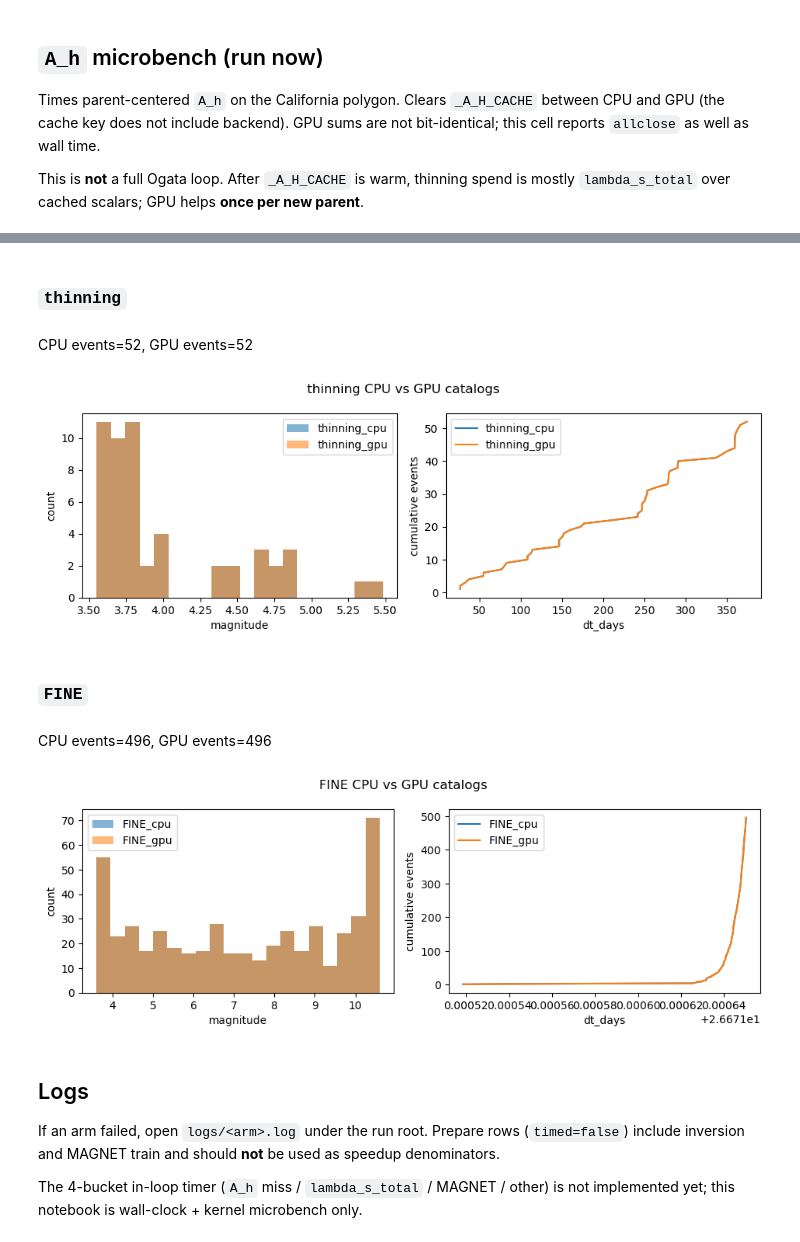
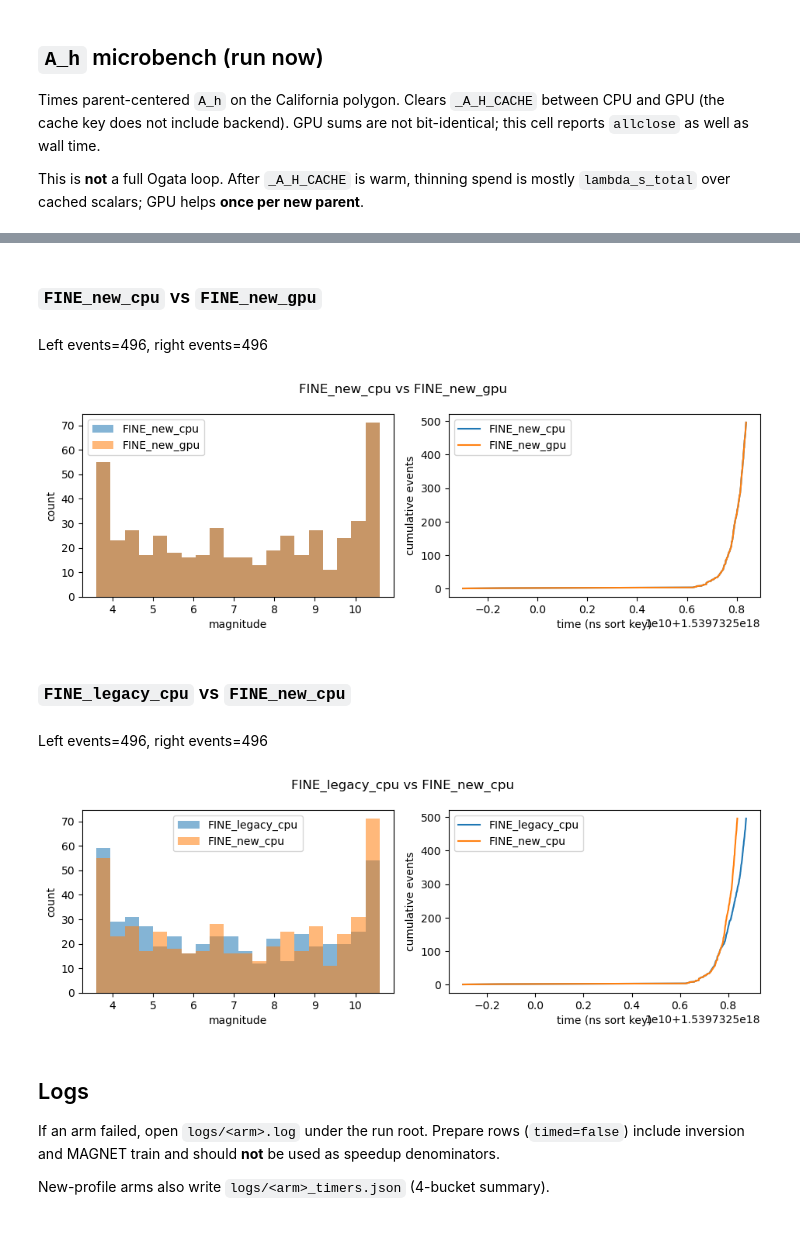
Before and after one commit to Ner-Ber/etas_edits, a Jupyter notebook: notebooks/compare_fine_speed_gpu.ipynb, the cells around one changed output, grey strips where cells are left out. Drawn from its saved outputs; the diff is of its cells as text; code cells hidden in the pictures.

```diff
--- a/notebooks/compare_fine_speed_gpu.ipynb
+++ b/notebooks/compare_fine_speed_gpu.ipynb
@@ -304,20 +457,0 @@ if RUN_AH_MICROBENCH and "ah_df" in globals() and not ah_df.empty:
-# %%
-def load_timing(run_root: Path | None) -> pd.DataFrame:
-    if run_root is None:
-        return pd.DataFrame()
-    path = run_root / "timing_summary.jsonl"
-    if not path.is_file():
-        return pd.DataFrame()
-    rows = [json.loads(line) for line in path.read_text(encoding="utf-8").splitlines() if line.strip()]
-    return pd.DataFrame(rows)
-
-
-timing = load_timing(RUN_ROOT)
-if timing.empty:
-    display(Markdown("No `timing_summary.jsonl` yet. Launch `run_fine_speed_benchmark.py` and re-run."))
-else:
-    timed = timing.loc[timing["timed"] == True].copy() if "timed" in timing.columns else timing.copy()
-    display(Markdown("### All recorded rows (including prepare)"))
-    display(timing)
-    display(Markdown("### Timed forecast arms"))
-    display(timed)
@@ -399,50 +541,60 @@ def load_arm_catalog(run_root: Path, arm: str, method: str) -> pd.DataFrame | No
 
 
 if RUN_ROOT is None:
     display(Markdown("No run root — skip catalog compare."))
 else:
-    pairs = [("thinning_cpu", "thinning_gpu", "thinning"), ("FINE_cpu", "FINE_gpu", "FINE")]
+    pairs = [
+        ("thinning_cpu", "thinning_gpu", "thinning"),
+        ("FINE_cpu", "FINE_gpu", "FINE"),
+        ("FINE_new_cpu", "FINE_new_gpu", "FINE"),
+        ("FINE_legacy_cpu", "FINE_new_cpu", "FINE"),
+    ]
     for cpu_arm, gpu_arm, method in pairs:
         cpu_cat = load_arm_catalog(RUN_ROOT, cpu_arm, method)
         gpu_cat = load_arm_catalog(RUN_ROOT, gpu_arm, method)
         if cpu_cat is None and gpu_cat is None:
             continue
-        display(Markdown(f"### `{method}`"))
+        display(Markdown(f"### `{cpu_arm}` vs `{gpu_arm}`"))
         n_cpu = 0 if cpu_cat is None else len(cpu_cat)
         n_gpu = 0 if gpu_cat is None else len(gpu_cat)
-        display(Markdown(f"CPU events={n_cpu}, GPU events={n_gpu}"))
+        display(Markdown(f"Left events={n_cpu}, right events={n_gpu}"))
         if cpu_cat is None or gpu_cat is None or cpu_cat.empty or gpu_cat.empty:
             continue
         mag_col = "magnitude" if "magnitude" in cpu_cat.columns else "m"
         fig, axes = plt.subplots(1, 2, figsize=(9.5, 3.4))
         axes[0].hist(cpu_cat[mag_col], bins=20, alpha=0.55, label=cpu_arm)
         axes[0].hist(gpu_cat[mag_col], bins=20, alpha=0.55, label=gpu_arm)
         axes[0].set_xlabel("magnitude")
         axes[0].set_ylabel("count")
         axes[0].legend()
-        t_col = "dt_days" if "dt_days" in cpu_cat.columns else None
-        if t_col:
+        t_col = "time" if "time" in cpu_cat.columns else ("dt_days" if "dt_days" in cpu_cat.columns else None)
+        if t_col == "time":
+            axes[1].plot(np.sort(pd.to_datetime(cpu_cat[t_col]).astype(np.int64)), np.arange(1, n_cpu + 1), label=cpu_arm)
+            axes[1].plot(np.sort(pd.to_datetime(gpu_cat[t_col]).astype(np.int64)), np.arange(1, n_gpu + 1), label=gpu_arm)
+            axes[1].set_xlabel("time (ns sort key)")
+        elif t_col:
             axes[1].plot(np.sort(cpu_cat[t_col]), np.arange(1, n_cpu + 1), label=cpu_arm)
             axes[1].plot(np.sort(gpu_cat[t_col]), np.arange(1, n_gpu + 1), label=gpu_arm)
-            axes[1].set_xlabel("dt_days")
+            axes[1].set_xlabel(t_col)
+        if t_col:
             axes[1].set_ylabel("cumulative events")
             axes[1].legend()
         else:
             axes[1].axis("off")
-        fig.suptitle(f"{method} CPU vs GPU catalogs")
+        fig.suptitle(f"{cpu_arm} vs {gpu_arm}")
         fig.tight_layout()
-        fig.savefig(FIGURE_DIR / f"catalog_{method}_{resolved_run_id}.png", dpi=140)
+        fig.savefig(FIGURE_DIR / f"catalog_{cpu_arm}_vs_{gpu_arm}_{resolved_run_id}.png", dpi=140)
         plt.show()
 # %% [output]
-### `thinning`
+### `FINE_new_cpu` vs `FINE_new_gpu`
-CPU events=52, GPU events=52
+Left events=496, right events=496
-[figure, old version]
+[figure, new version]
-### `FINE`
+### `FINE_legacy_cpu` vs `FINE_new_cpu`
-CPU events=496, GPU events=496
+Left events=496, right events=496
-[figure, old version]
+[figure, new version]
 # %% [markdown]
 ## Logs
 
 If an arm failed, open `logs/<arm>.log` under the run root. Prepare rows (`timed=false`) include inversion and MAGNET train and should **not** be used as speedup denominators.
 
-The 4-bucket in-loop timer (`A_h` miss / `lambda_s_total` / MAGNET / other) is not implemented yet; this notebook is wall-clock + kernel microbench only.
+New-profile arms also write `logs/<arm>_timers.json` (4-bucket summary).
```
Also changed, not shown: parts of 15 cells of this notebook, 12 other files.
